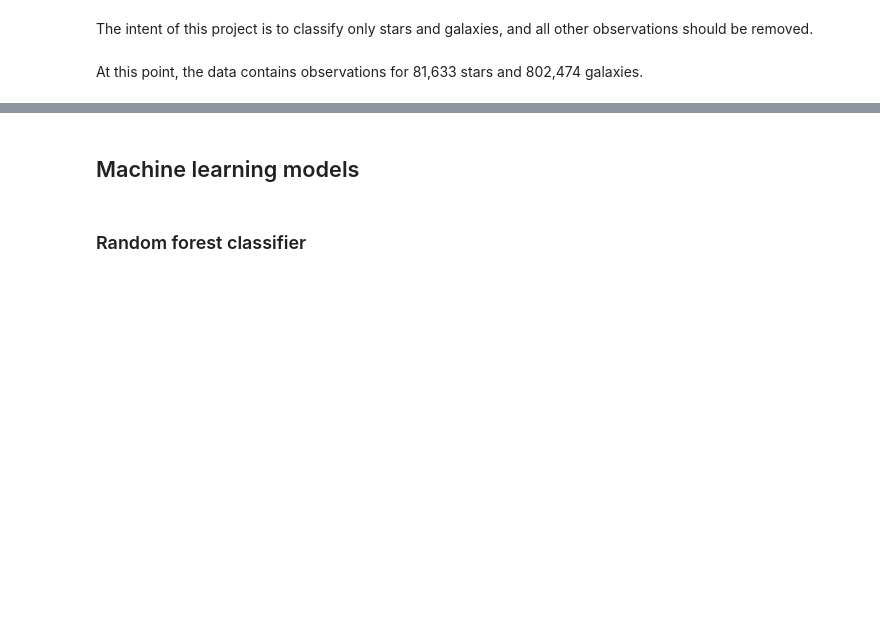
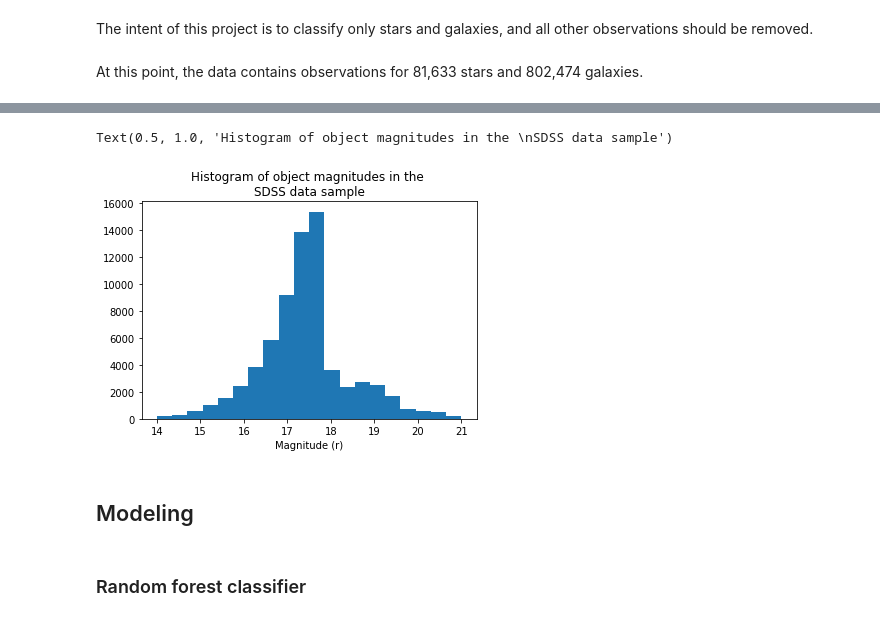
Before and after one commit to scimaksim/ML-Star-Galaxy-Classifiers, a Jupyter notebook: Nikiforov_Project_3.ipynb, the cells around one changed output, grey strips where cells are left out. Drawn from its saved outputs; the diff is of its cells as text; code cells hidden in the pictures; blank space fills up the shorter version.

```diff
--- a/Nikiforov_Project_3.ipynb
+++ b/Nikiforov_Project_3.ipynb
@@ -112,5 +166,12 @@ print(train.count(), test.count())
+# %%
+plt.hist(train_ps.modelMag_r, bins=20)
+plt.xlabel("Magnitude (r)")
+plt.title("Histogram of object magnitudes in the \nSDSS data sample")
+# %% [output]
+Text(0.5, 1.0, 'Histogram of object magnitudes in the \nSDSS data sample')
+[figure, added]
 # %% [markdown]
-## Machine learning models
+## Modeling
 # %% [markdown]
 ### Random forest classifier
 # %% [markdown]
```
Also changed, not shown: parts of 23 cells of this notebook.
